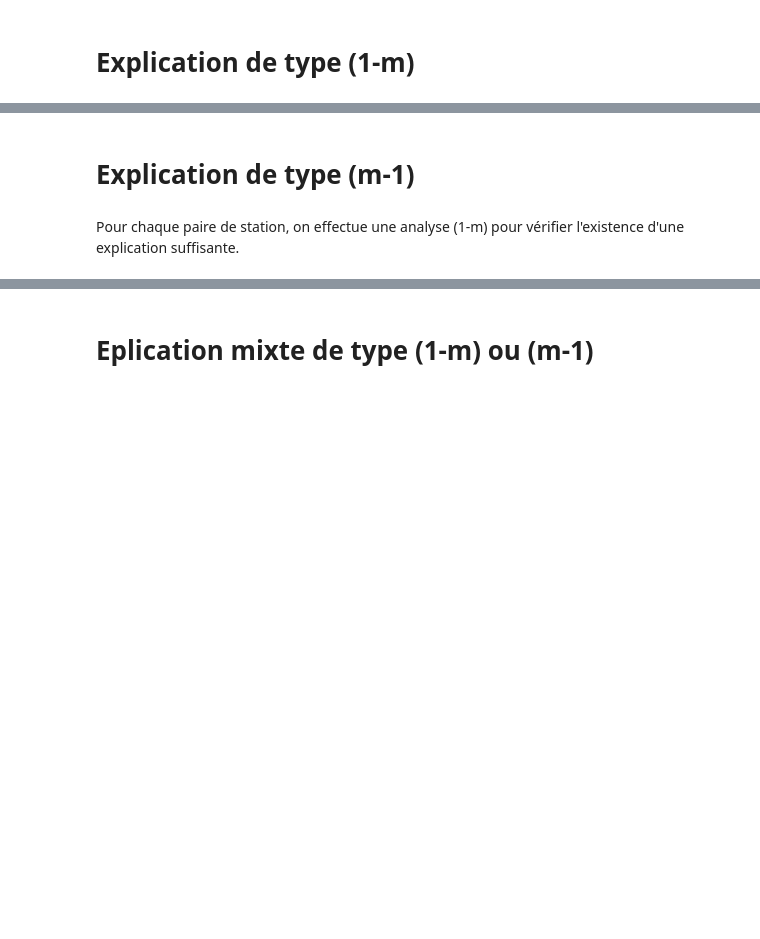
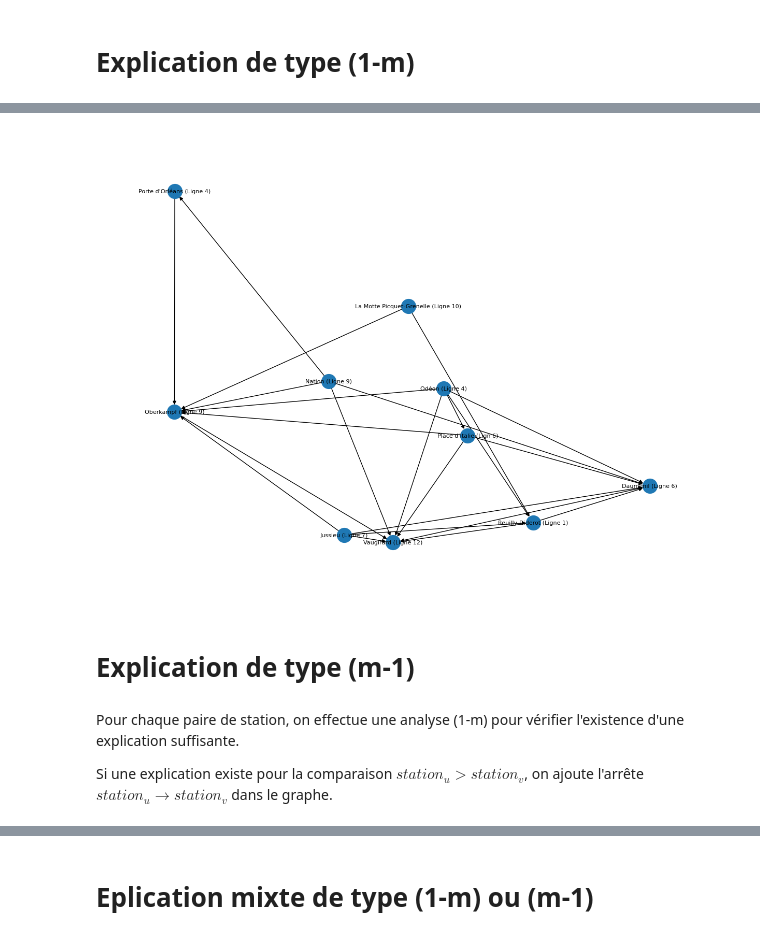
Before and after one commit to chrissbsh/Projet, a Jupyter notebook: tp_RATP.ipynb, the cells around one changed output, grey strips where cells are left out. Cells and saved outputs as stored; diff of their text form; code cells hidden in the pictures; blank space fills up the shorter version.

```diff
--- a/tp_RATP.ipynb
+++ b/tp_RATP.ipynb
@@ -31,26 +74,27 @@ Pour chaque paire de stations, on effectue une analyse (1-m) pour vérifier l'ex
 # %%
-def analyse_1_m(data, weights,u, v, print_details=True):
-    """
-    Réalise une analyse (1-m) de la paire u, v
+def compare_1_m(station_1, station_2):
 
-    Args:
-        data (pd.DataFrame): Données des candidats
-        weights (dict): Poids des critères
-        u (str): Nom du candidat u
-        v (str): Nom du candidat v
-        print_details (bool): Indique si les détails doivent être affichés
-    """
+    # DONNÉES (Comparaison u > v)
+    station_1 = get_station(station_1)
+    station_2 = get_station(station_2)
 
+    # Calcul des contributions (deltas)
     deltas = {}
     for k in weights:
-        deltas[k] = weights[k] * (data.loc[u, k] - data.loc[v, k])
+        deltas[k] = weights[k] * (station_1[k] - station_2[k])
+
+    # Calcul des contributions (deltas)
+    deltas = {}
+    for k in weights:
+        deltas[k] = weights[k] * (station_1[k] - station_2[k])
 
     pros = [k for k, v in deltas.items() if v > 0]
     cons = [k for k, v in deltas.items() if v < 0]
 
-    if print_details:
-        print(f"Arguments Pour (Pros) : {pros}")
-        print(f"Arguments Contre (Cons) : {cons}")
+    print(f"Comparaison {station_1} > {station_2}")
+    print(f"Arguments Pour (Pros) : {pros}")
+    print(f"Arguments Contre (Cons) : {cons}")
+    print(f"Deltas : {deltas}")
 
     # MODÉLISATION GUROBI
     m = Model("Explication_1_m")
@@ -82,41 +126,42 @@ def analyse_1_m(data, weights,u, v, print_details=True):
     m.optimize()
 
     # ANALYSE
-    if print_details:
-        print("-" * 30)
+    print("-" * 30)
     if m.status == GRB.OPTIMAL:
-        if print_details:
-            print("Résultat : Une explication de type (1-m) existe !\n")
+        print("Résultat : Une explication de type (1-m) existe !\n")
 
-        # On itère sur les Pros et on vérifie s'ils ont des Cons assignés
-        for p in pros:
-            covered_cons = [c for c in cons if x[p, c].x > 0.5]
+        # Pour chaque Con, on affiche les Pros qui le couvrent
+        for c in cons:
+            assigned_pros = [p for p in pros if x[p, c].x > 0.5]
 
-            # Si la liste n'est pas vide, c'est que ce Pro fait partie de l'explication
-            if covered_cons:
-                net_value = deltas[p] + sum(deltas[c] for c in covered_cons)
-                if print_details:
-                    print(f"Groupe mené par {p} (+{deltas[p]}) :")
-                    print(f"  -> Couvre : {covered_cons} (Poids cumulé Cons: {sum(deltas[c] for c in covered_cons)})")
-                    print(f"  -> Bilan net : +{net_value}")
+            sum_pros = sum(deltas[p] for p in assigned_pros)
+            net_value = deltas[c] + sum_pros
+
+            print(f"Argument Contre {c} ({deltas[c]}) compensé par :")
+            print(f"  -> Pros : {assigned_pros} (Cumul Pros: +{sum_pros})")
+            print(f"  -> Bilan net : +{net_value}")
+            print("")
 
         return True
 
     elif m.status == GRB.INFEASIBLE:
-        if print_details:
-            print("Résultat : INFEASIBLE (Certificat de non-existence).")
+        print("Résultat : INFEASIBLE (Certificat de non-existence).")
 
         return False
 
-resultats = {}
-for u in data.index:
-    for v in data.index:
+stations_graph_1_m = stations_graph.copy()
+for u in stations.keys():
+    for v in stations.keys():
         if u == v:
             continue
 
         print(f"\nAnalyse (1-m) pour la paire ({u} > {v}) :")
-        res = analyse_1_m(data, weights, u, v)
+        res = compare_1_m(u, v)
+        print(res)
 
-        resultats[(u, v)] = res
+        if res:
+            stations_graph_1_m.add_edge(u, v)
+
+show_stations_graph(stations_graph_1_m)
 # %% [output]
 Analyse (1-m) pour la paire (Odéon (Ligne 4) > Place d'Italie (Lign 6)) :
@@ -139,5 +184,8 @@ Résultat : INFEASIBLE (Certificat de non-existence).
+[figure, added]
 # %% [markdown]
 # Explication de type (m-1)
 # %% [markdown]
 Pour chaque paire de station, on effectue une analyse (1-m) pour vérifier l'existence d'une explication suffisante.
+
+Si une explication existe pour la comparaison $station_{u} > station_{v}$, on ajoute l'arrête $station_{u} \rightarrow station_{v}$ dans le graphe.
 # %%
```
Also changed, not shown: parts of 10 cells of this notebook.
